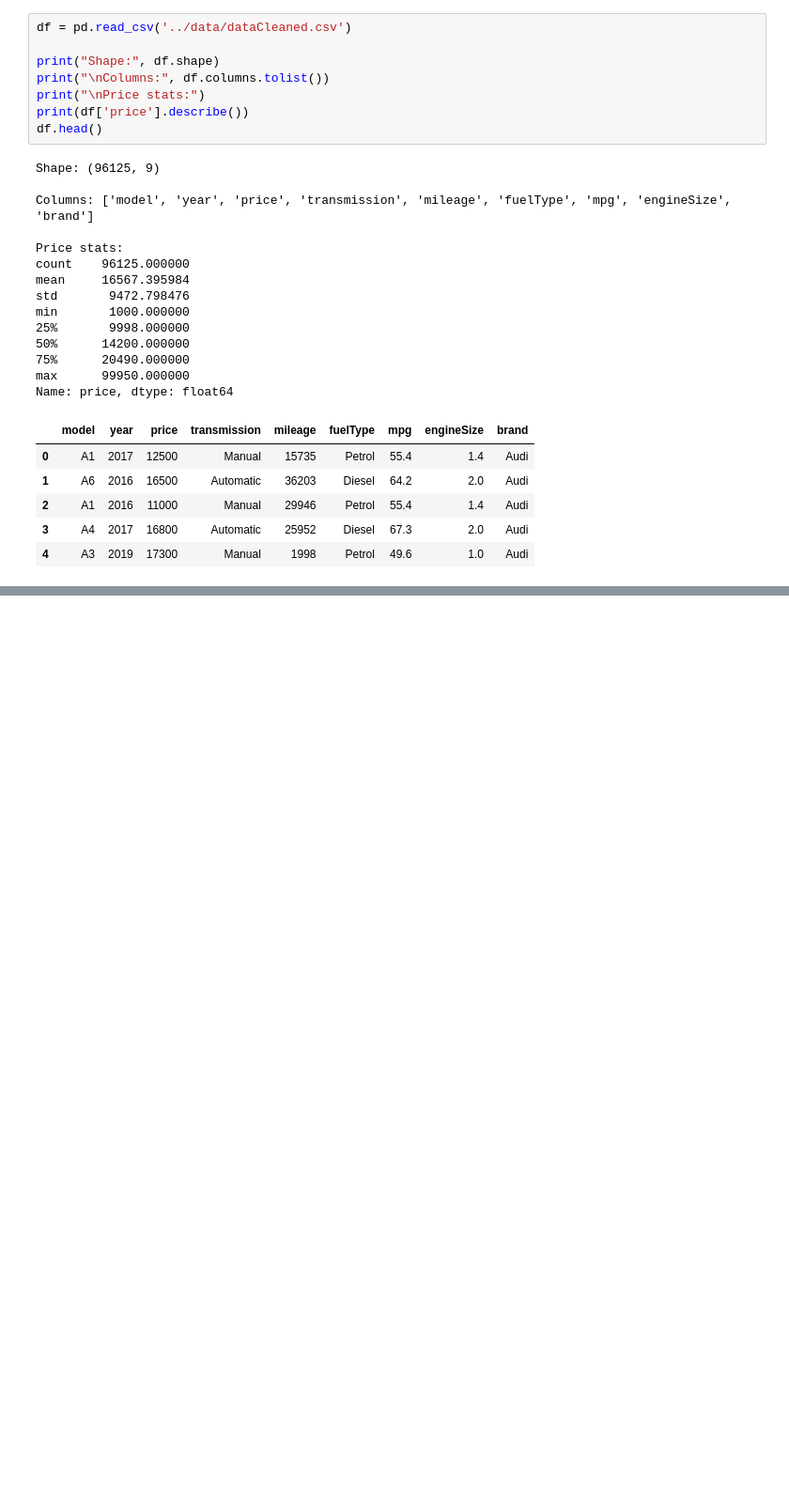
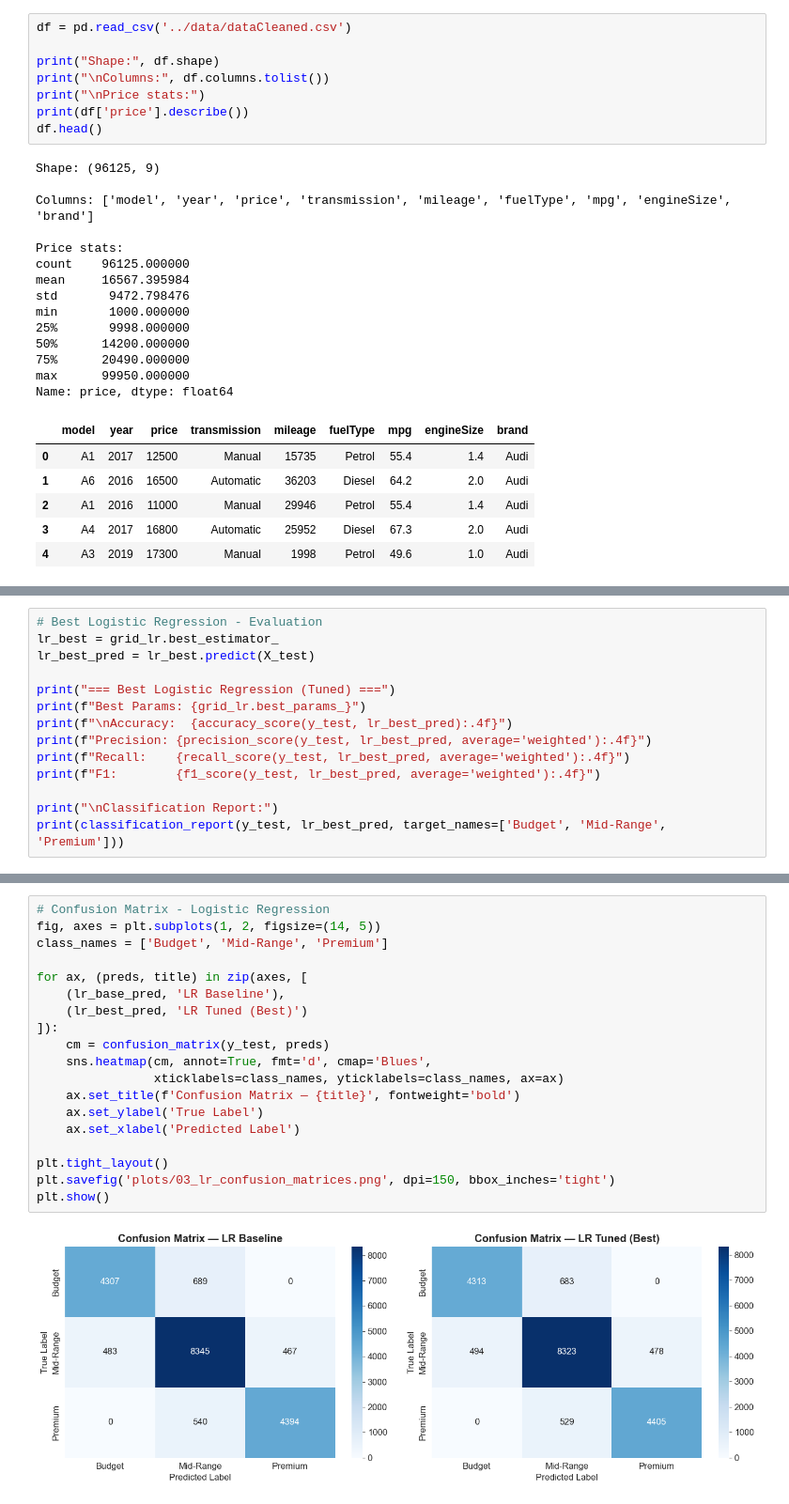
Before and after one commit to ErinaTernava/AutoValue, a Jupyter notebook: notebooks/classifications.ipynb, the cells around one changed output, grey strips where cells are left out. Shown at 94% size. Cells and saved outputs as stored; diff of their text form; blank space fills up the shorter version.

```diff
--- a/notebooks/classifications.ipynb
+++ b/notebooks/classifications.ipynb
@@ -190,0 +281,14 @@ print(f"Best CV F1 score: {grid_lr.best_score_:.4f}")
+# %%
+# Best Logistic Regression - Evaluation
+lr_best = grid_lr.best_estimator_
+lr_best_pred = lr_best.predict(X_test)
+
+print("=== Best Logistic Regression (Tuned) ===")
+print(f"Best Params: {grid_lr.best_params_}")
+print(f"\nAccuracy:  {accuracy_score(y_test, lr_best_pred):.4f}")
+print(f"Precision: {precision_score(y_test, lr_best_pred, average='weighted'):.4f}")
+print(f"Recall:    {recall_score(y_test, lr_best_pred, average='weighted'):.4f}")
+print(f"F1:        {f1_score(y_test, lr_best_pred, average='weighted'):.4f}")
+
+print("\nClassification Report:")
+print(classification_report(y_test, lr_best_pred, target_names=['Budget', 'Mid-Range', 'Premium']))
@@ -190,0 +314,21 @@ print(f"Best CV F1 score: {grid_lr.best_score_:.4f}")
+# %%
+# Confusion Matrix - Logistic Regression
+fig, axes = plt.subplots(1, 2, figsize=(14, 5))
+class_names = ['Budget', 'Mid-Range', 'Premium']
+
+for ax, (preds, title) in zip(axes, [
+    (lr_base_pred, 'LR Baseline'),
+    (lr_best_pred, 'LR Tuned (Best)')
+]):
+    cm = confusion_matrix(y_test, preds)
+    sns.heatmap(cm, annot=True, fmt='d', cmap='Blues',
+                xticklabels=class_names, yticklabels=class_names, ax=ax)
+    ax.set_title(f'Confusion Matrix — {title}', fontweight='bold')
+    ax.set_ylabel('True Label')
+    ax.set_xlabel('Predicted Label')
+
+plt.tight_layout()
+plt.savefig('plots/03_lr_confusion_matrices.png', dpi=150, bbox_inches='tight')
+plt.show()
+# %% [output]
+[figure, added]
```
Also changed, not shown: parts of 8 cells of this notebook, 2 other files.
